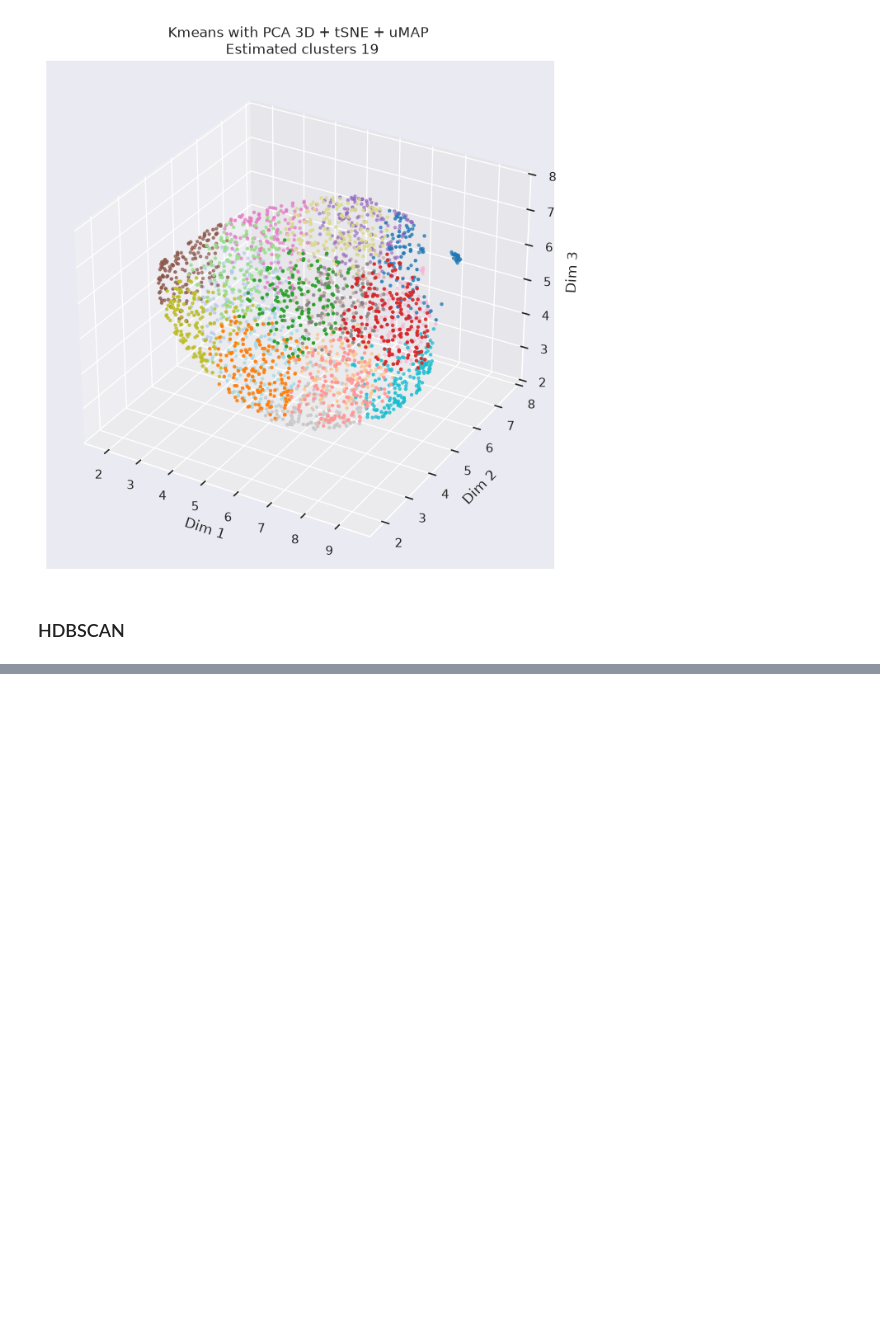
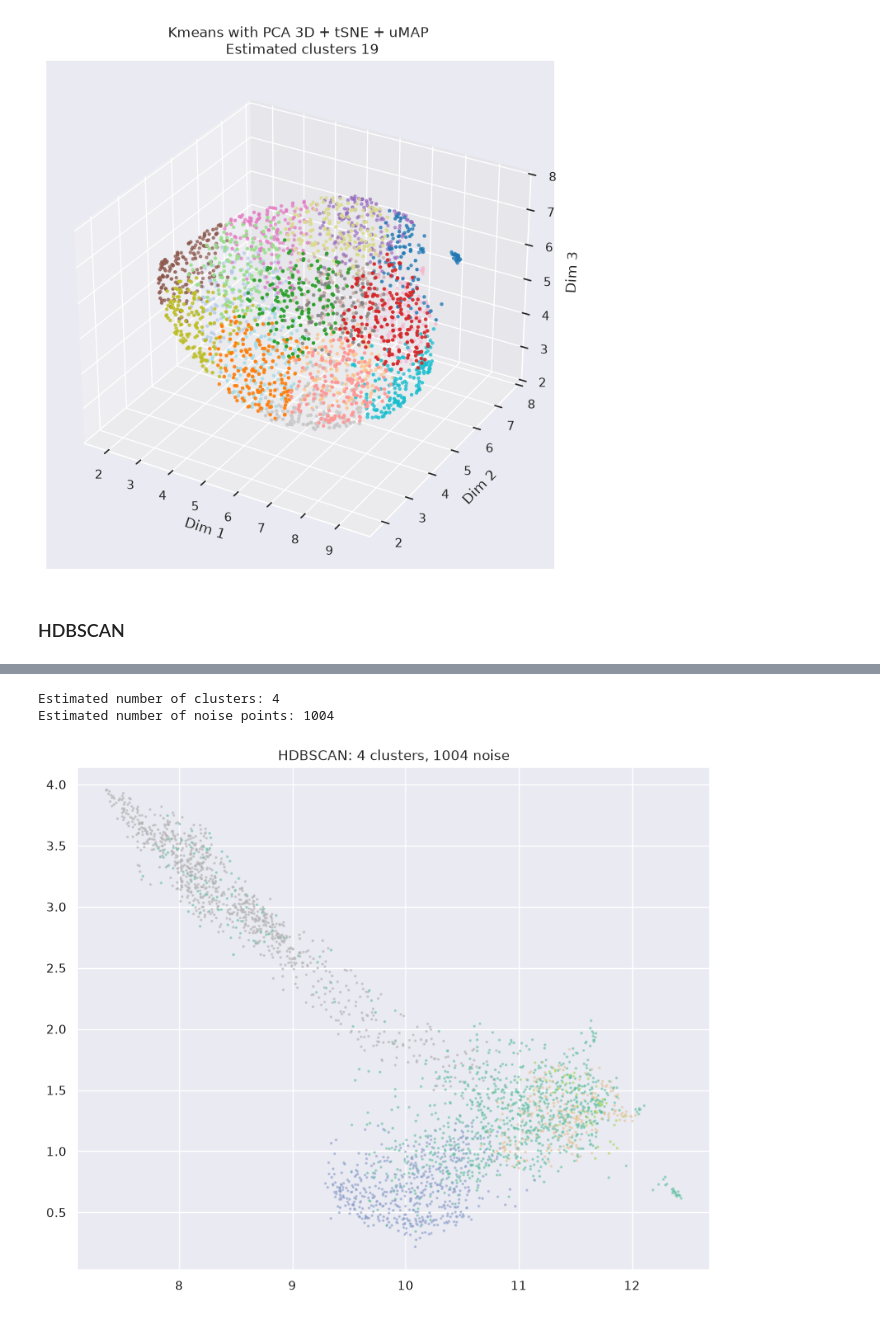
Before and after one commit to itsadhin/LatentSpace-Clustering, a Jupyter notebook: paul15.ipynb, the cells around one changed output, grey strips where cells are left out. Cells and saved outputs as stored; diff of their text form; code cells hidden in the pictures; blank space fills up the shorter version.

```diff
--- a/paul15.ipynb
+++ b/paul15.ipynb
@@ -226,0 +246,20 @@ Rand Index:  0.8917130750036576
+# %%
+hdbscan = HDBSCAN(min_cluster_size=30, min_samples=5)
+pca = PCA(n_components=0.90)
+pca.fit(x_scaled)
+scores_pca = pca.transform(x_scaled)
+u = umap.UMAP(n_components=10, random_state=42).fit_transform(scores_pca)
+labels = hdbscan.fit_predict(u)
+n_clusters_ = len(set(labels)) - (1 if -1 in labels else 0)
+n_noise_ = list(labels).count(-1)
+
+print("Estimated number of clusters:", n_clusters_)
+print("Estimated number of noise points:", n_noise_)
+plt.figure(figsize=(10, 8))
+plt.scatter(u[:, 0], u[:, 1], c=labels, cmap="Set2", s=2, alpha=0.5)
+plt.title(f"HDBSCAN: {n_clusters_} clusters, {n_noise_} noise")
+plt.show()
+# %% [output]
+Estimated number of clusters: 4
+Estimated number of noise points: 1004
+[figure, added]
```
Also changed, not shown: parts of 3 cells of this notebook.
